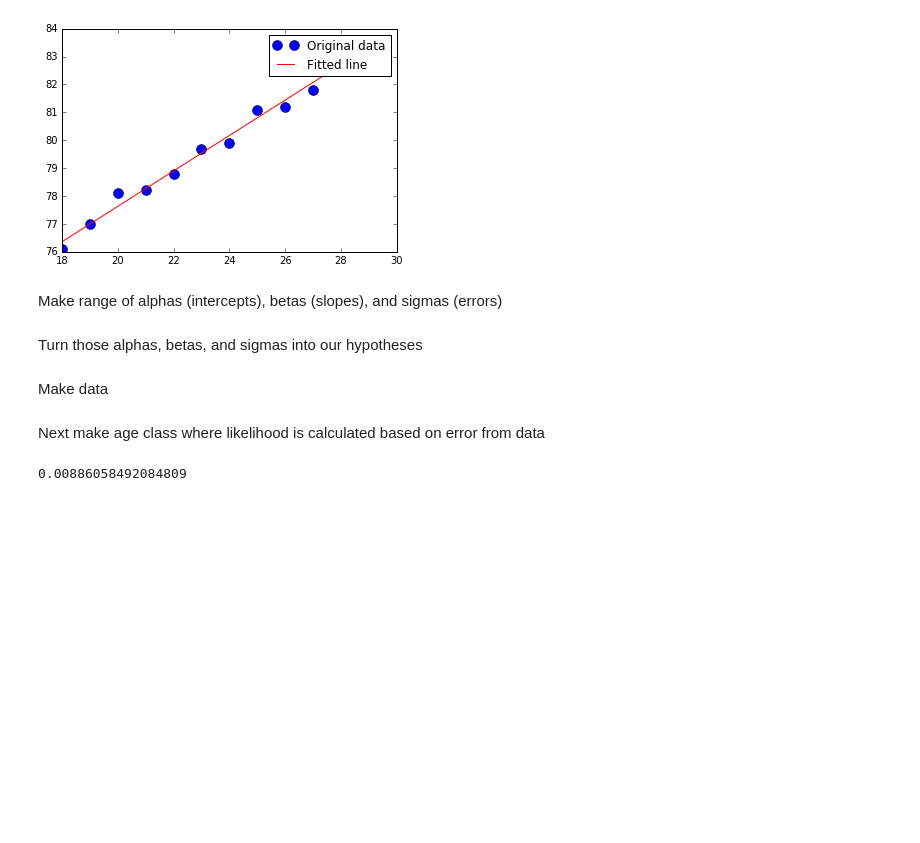
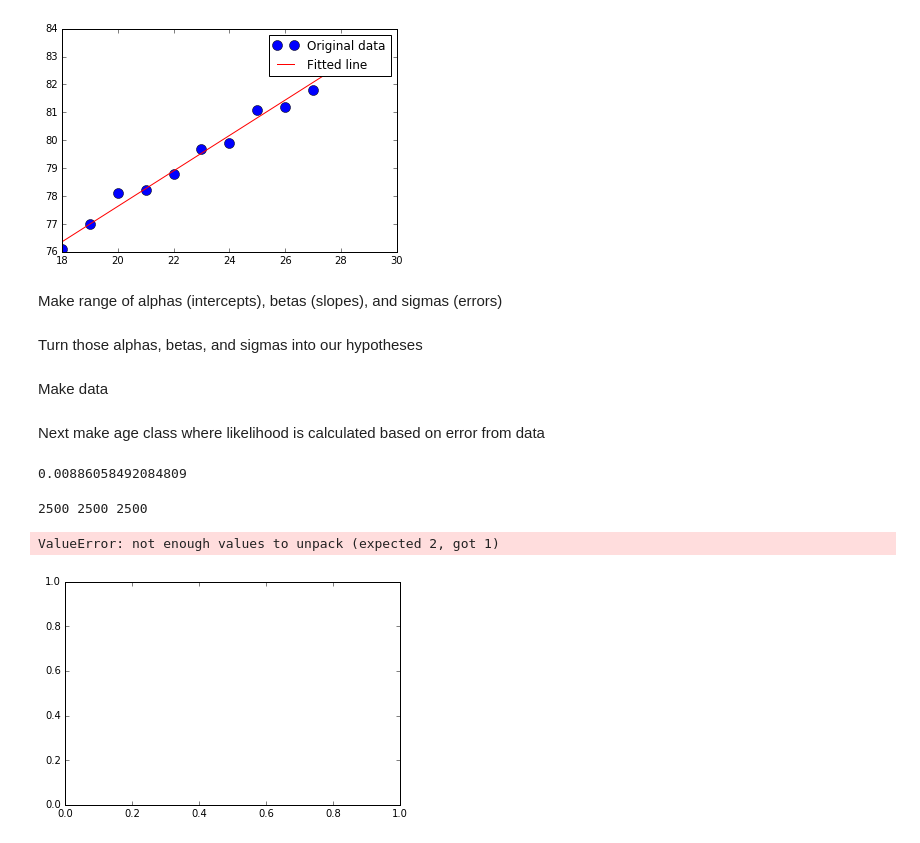
Before and after one commit to NathanYee/ThinkBayes2, a Jupyter notebook: bayesianLinearRegression/nathanTest.ipynb, the cells around one changed output. Drawn from its saved outputs; the diff is of its cells as text; code cells hidden in the pictures; blank space fills up the shorter version.

```diff
--- a/bayesianLinearRegression/nathanTest.ipynb
+++ b/bayesianLinearRegression/nathanTest.ipynb
@@ -178,3 +178,21 @@ for month, height in zip(random_months, random_heights):
+# %%
+pcolor_months = []
+pcolor_heights = []
+pcolor_intensities = []
+for key in buckets:
+    pcolor_months.append(key[0])
+    pcolor_heights.append(key[1])
+    pcolor_intensities.append(buckets[key])
+
+print(len(pcolor_months), len(pcolor_heights), len(pcolor_intensities))
+# %% [output]
+2500 2500 2500
+# %%
+plt.pcolormesh(pcolor_months, pcolor_heights, pcolor_intensities, cmap='RdBu')
+plt.show()
+# %% [output]
+ValueError: not enough values to unpack (expected 2, got 1)
+[figure, added]
 # %%
 plt.plot(random_months, random_heights, 'o', label='Random Sampling')
 plt.plot(ages, heights, 'o', label='Original data', markersize=10)
```
Also changed, not shown: parts of 3 cells of this notebook.
